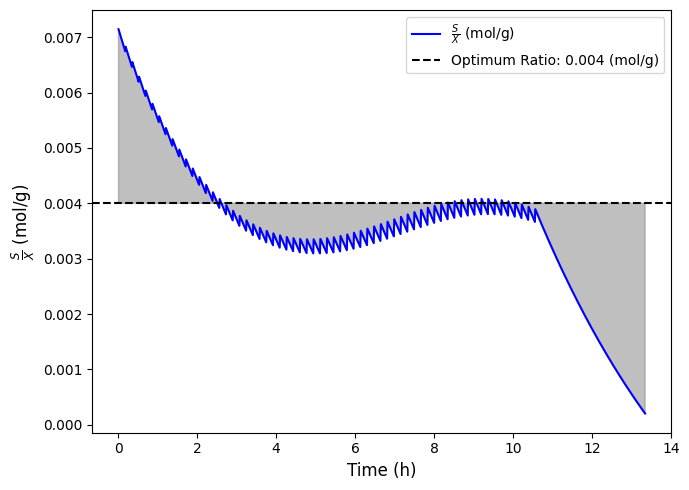
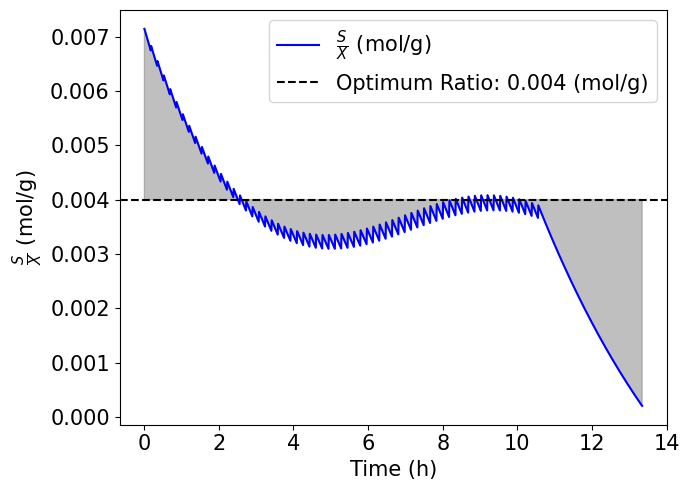
Code edit (unified diff) that turned the first committed figure into the second:
--- before
+++ after
@@ -20,9 +20,11 @@
 plt.fill_between(time, ratio, optimum_ratio, where=(ratio < optimum_ratio), color='gray', alpha=0.5)
 
+plt.tick_params(axis='both', which='major', labelsize=15)
 # Labels and legend
-plt.xlabel("Time (h)", fontsize=12)
-plt.ylabel(r"$\frac{S}{X}$ (mol/g)", fontsize=12)
-plt.legend(fontsize=10)
+plt.xlabel("Time (h)", fontsize=15)
+plt.ylabel(r"$\frac{S}{X}$ (mol/g)", fontsize=15)
+plt.legend(fontsize=15)
 
+plt.savefig("figures/figure3a.svg", format="svg", bbox_inches="tight")
 # Display the plot
 plt.tight_layout()

Commit: Final v1